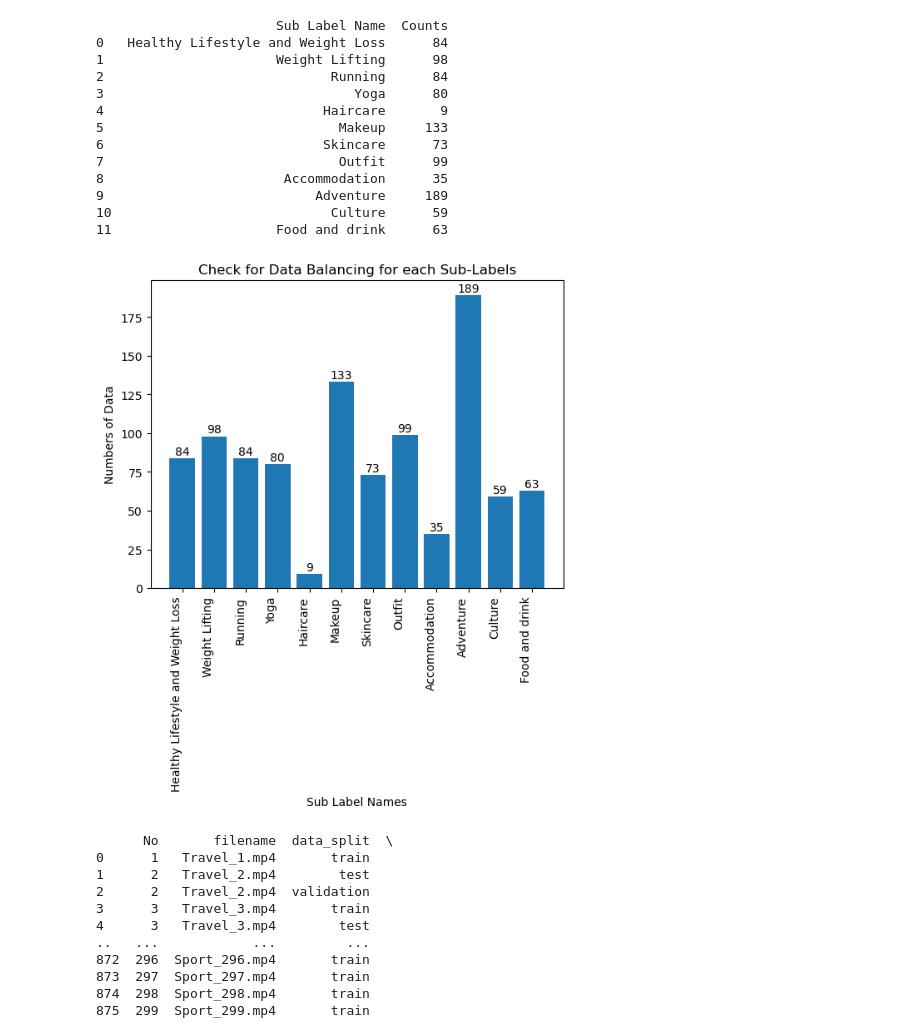
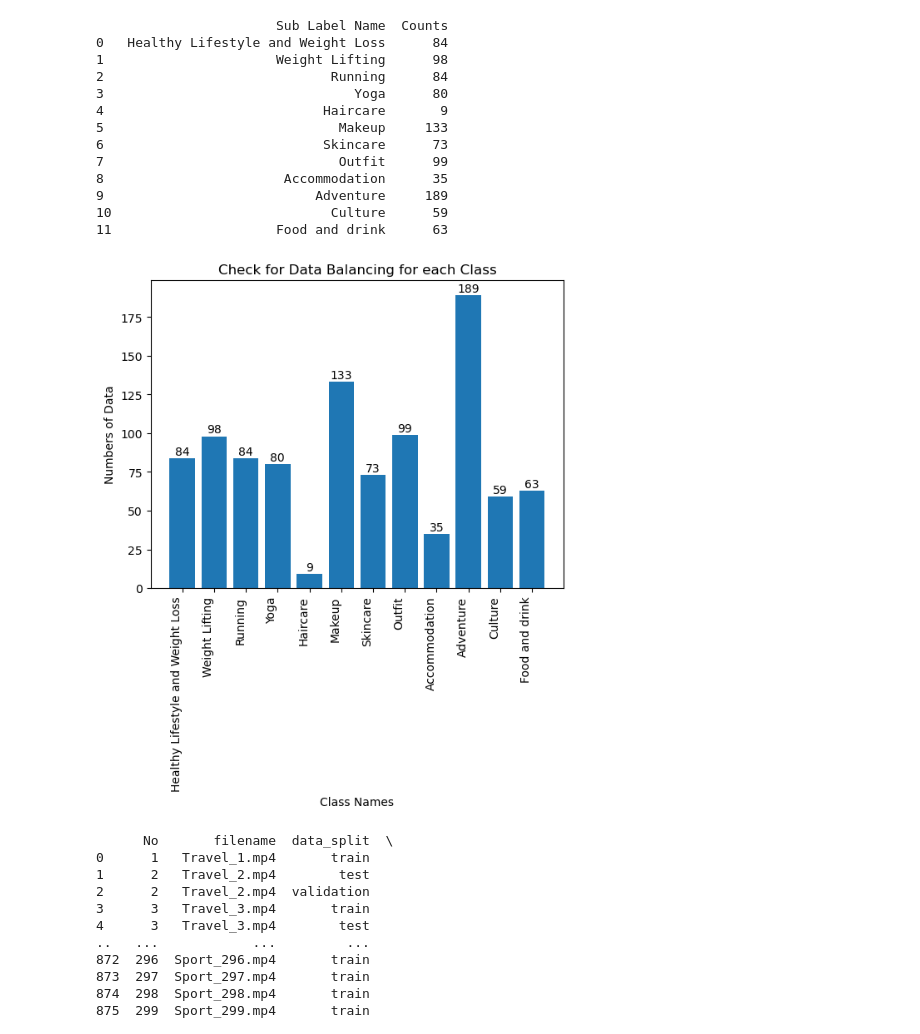
Before and after one commit to eatrabyo/multi_label_classification_on_tik_tok_videos, a Jupyter notebook: EDA.ipynb, the cells around one changed output. Drawn from its saved outputs; the diff is of its cells as text; code cells hidden in the pictures.

Commit message:
adjust the chart labels

```diff
--- a/EDA.ipynb
+++ b/EDA.ipynb
@@ -483,21 +483,21 @@ print(result_sub_df)
 # %%
 # Plot a bar chart
 plt.bar(result_sub_df['Sub Label Name'], result_sub_df['Counts'])
 
 # Add labels and title
-plt.xlabel('Sub Label Names')
+plt.xlabel('Class Names')
 plt.ylabel('Numbers of Data')
-plt.title('Check for Data Balancing for each Sub-Labels')
+plt.title('Check for Data Balancing for each Class')
 plt.xticks(rotation=90, ha='right')
 
 # Annotate each bar with its corresponding value
 for i, value in enumerate(result_sub_df['Counts']):
     plt.text(i, value + 0.5, str(value), ha='center', va='bottom')
 
 # Show the plot
 plt.show()
 # %% [output]
-[figure, old version]
+[figure, new version]
 # %%
 print(file_df)
 # %% [output]
```
Also changed, not shown: parts of 18 cells of this notebook.
